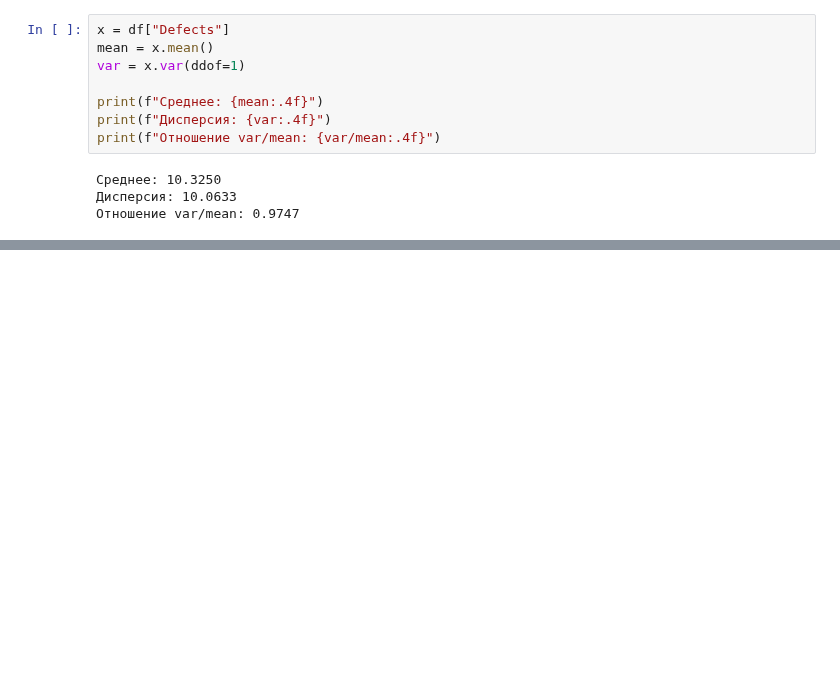
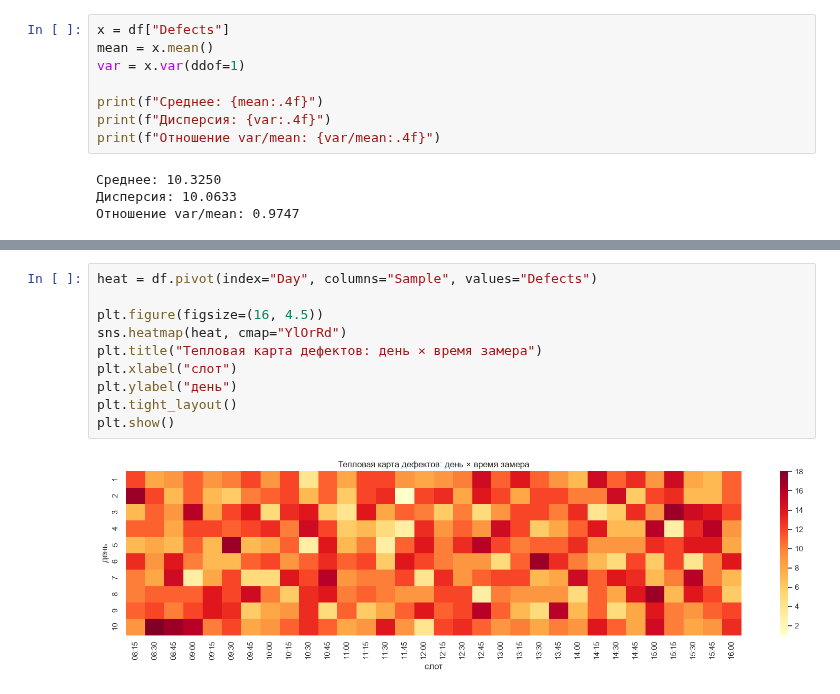
Before and after one commit to Archuqq/PD, a Jupyter notebook: file.ipynb, the cells around one changed output, grey strips where cells are left out. Drawn from its saved outputs; the diff is of its cells as text; blank space fills up the shorter version.

```diff
--- a/file.ipynb
+++ b/file.ipynb
@@ -141,0 +183,12 @@ plt.show()
+# %%
+heat = df.pivot(index="Day", columns="Sample", values="Defects")
+
+plt.figure(figsize=(16, 4.5))
+sns.heatmap(heat, cmap="YlOrRd")
+plt.title("Тепловая карта дефектов: день × время замера")
+plt.xlabel("слот")
+plt.ylabel("день")
+plt.tight_layout()
+plt.show()
+# %% [output]
+[figure, added]
```
Also changed, not shown: parts of 15 cells of this notebook, 2 other files.
